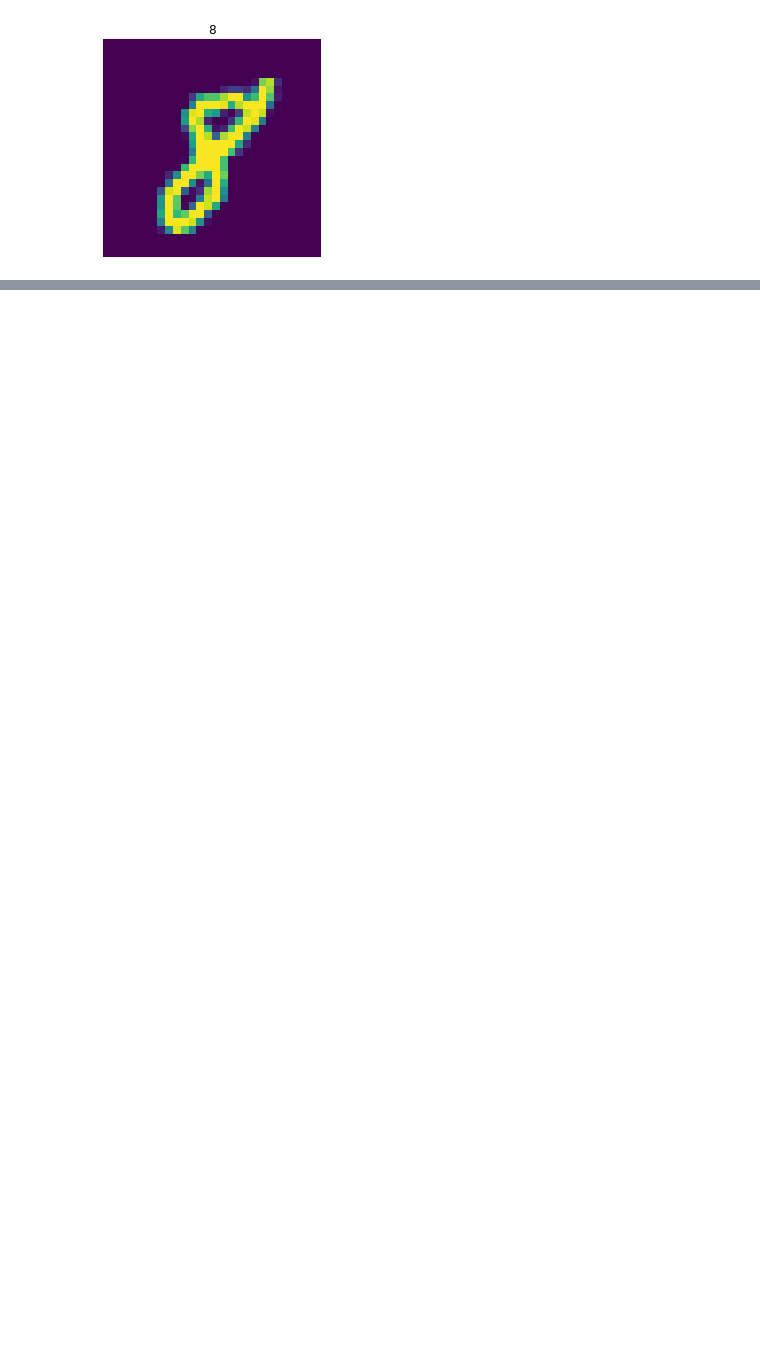
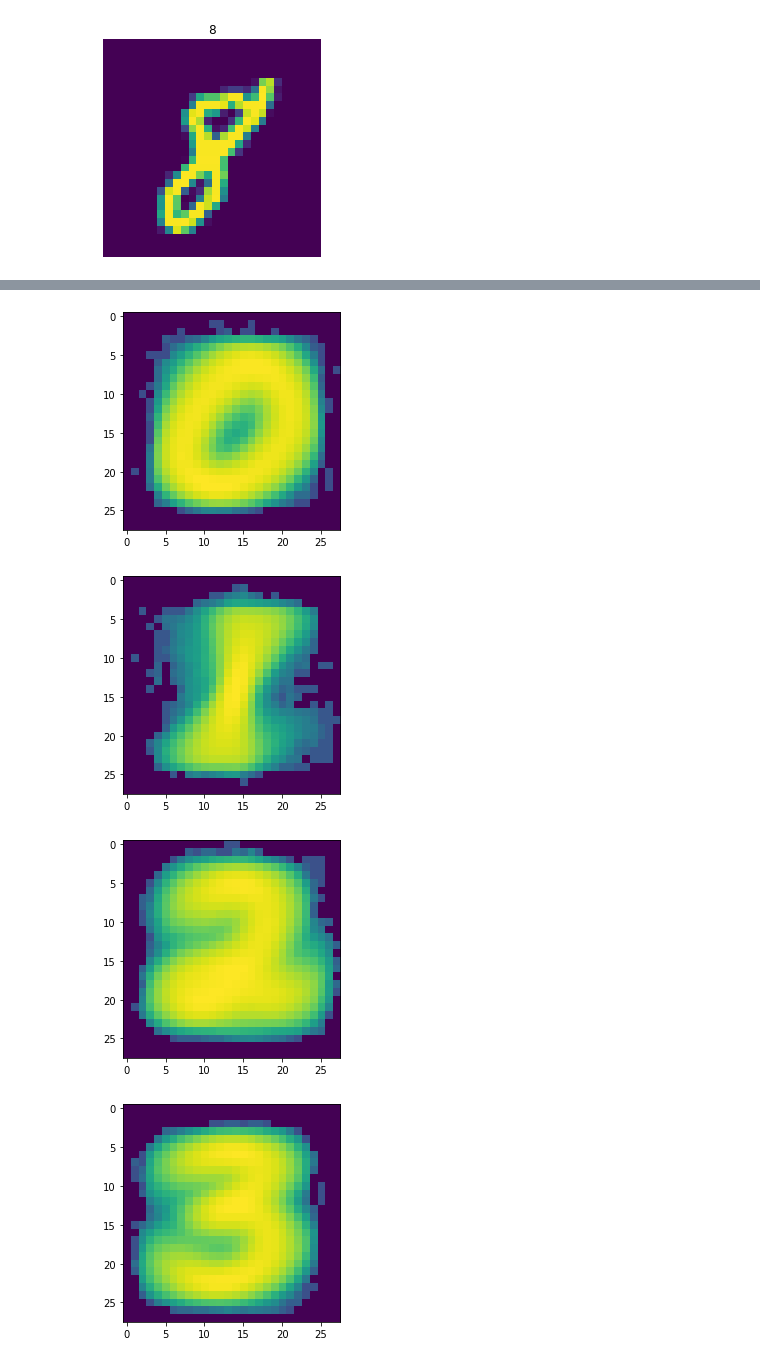
Before and after one commit to aehm03/naive-bayes, a Jupyter notebook: naive-bayes-mnist.ipynb, the cells around one changed output, grey strips where cells are left out. Cells and saved outputs as stored; diff of their text form; code cells hidden in the pictures; blank space fills up the shorter version.

```diff
--- a/naive-bayes-mnist.ipynb
+++ b/naive-bayes-mnist.ipynb
@@ -106,0 +113,12 @@ sns.heatmap(cm);
+# %%
+class_probs, feature_probs = c.get_probs()
+fs = feature_probs.reshape([10,28,28])
+
+for i in range(10):
+    plt.imshow(fs[i,:,:])
+    plt.show()
+# %% [output]
+[figure, added]
+[figure, added]
+[figure, added]
+[figure, added]
```
Also changed, not shown: parts of 9 cells of this notebook.
